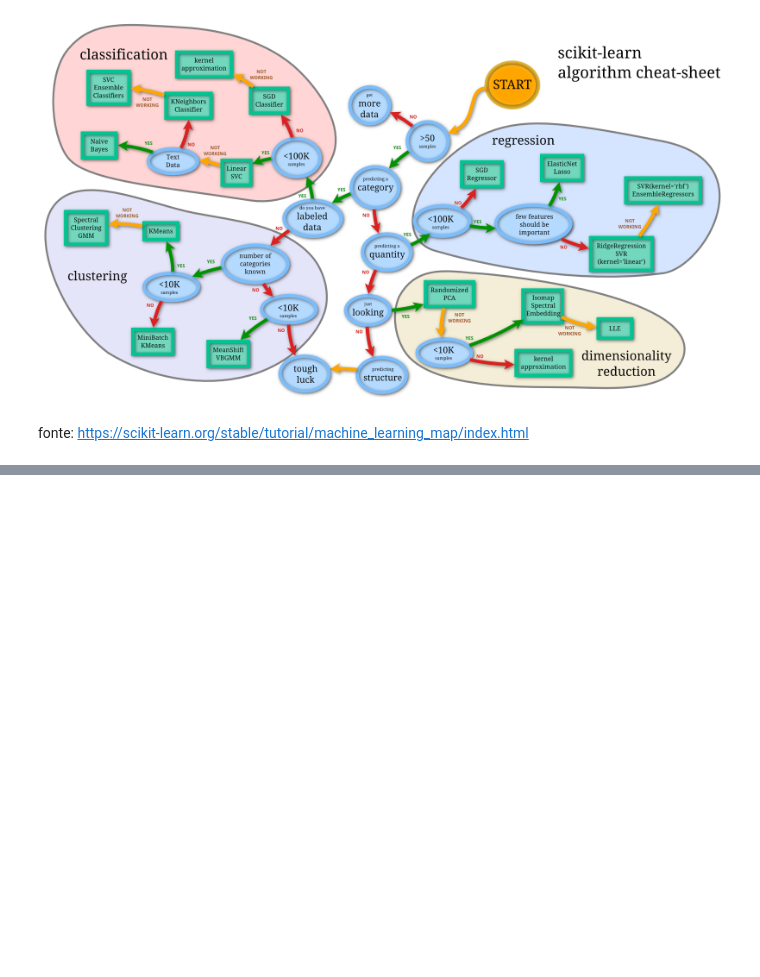
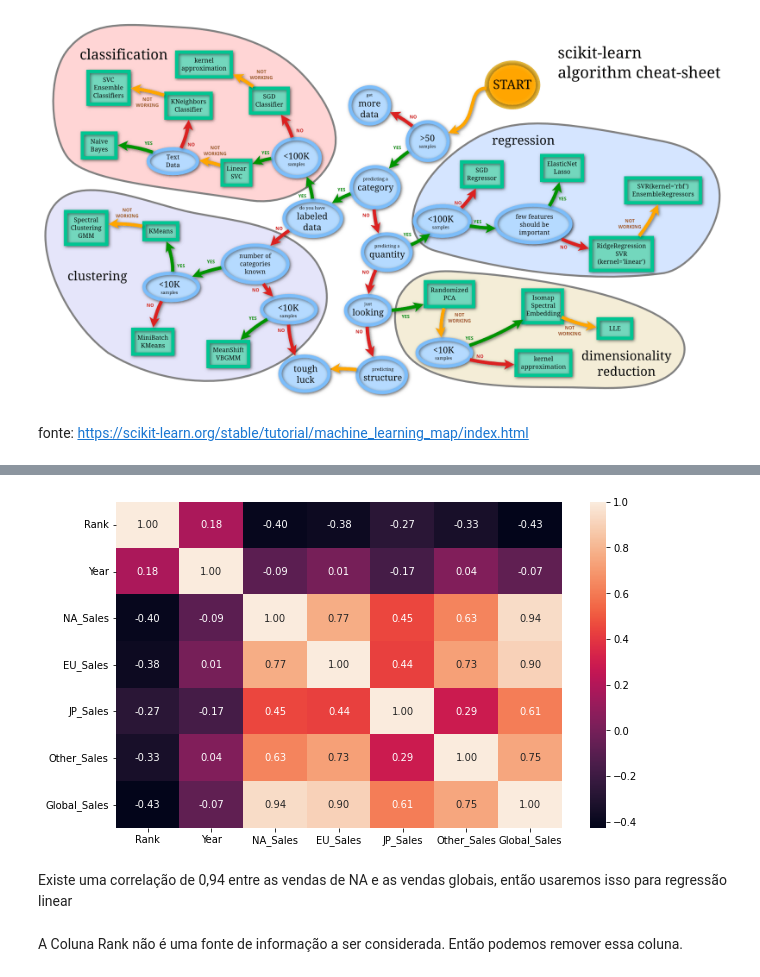
Before and after one commit to profcintiapinho/machine_learning, a Jupyter notebook: 1_Aula_Introdutoria_Machine_Learning.ipynb, the cells around one changed output, grey strips where cells are left out. Cells and saved outputs as stored; diff of their text form; code cells hidden in the pictures; blank space fills up the shorter version.

```diff
--- a/1_Aula_Introdutoria_Machine_Learning.ipynb
+++ b/1_Aula_Introdutoria_Machine_Learning.ipynb
@@ -83,0 +253,11 @@ fonte: https://scikit-learn.org/stable/tutorial/machine_learning_map/index.html
+# %%
+#Gráfico de correlação
+plt.figure(figsize=(10,6))
+sns.heatmap(games.corr(), annot=True, fmt=".2f")
+plt.show()
+# %% [output]
+[figure, added]
+# %% [markdown]
+Existe uma correlação de 0,94 entre as vendas de NA e as vendas globais, então usaremos isso para regressão linear
+# %% [markdown]
+A Coluna Rank não é uma fonte de informação a ser considerada. Então podemos remover essa coluna.
```
Also changed, not shown: parts of 46 cells of this notebook.
